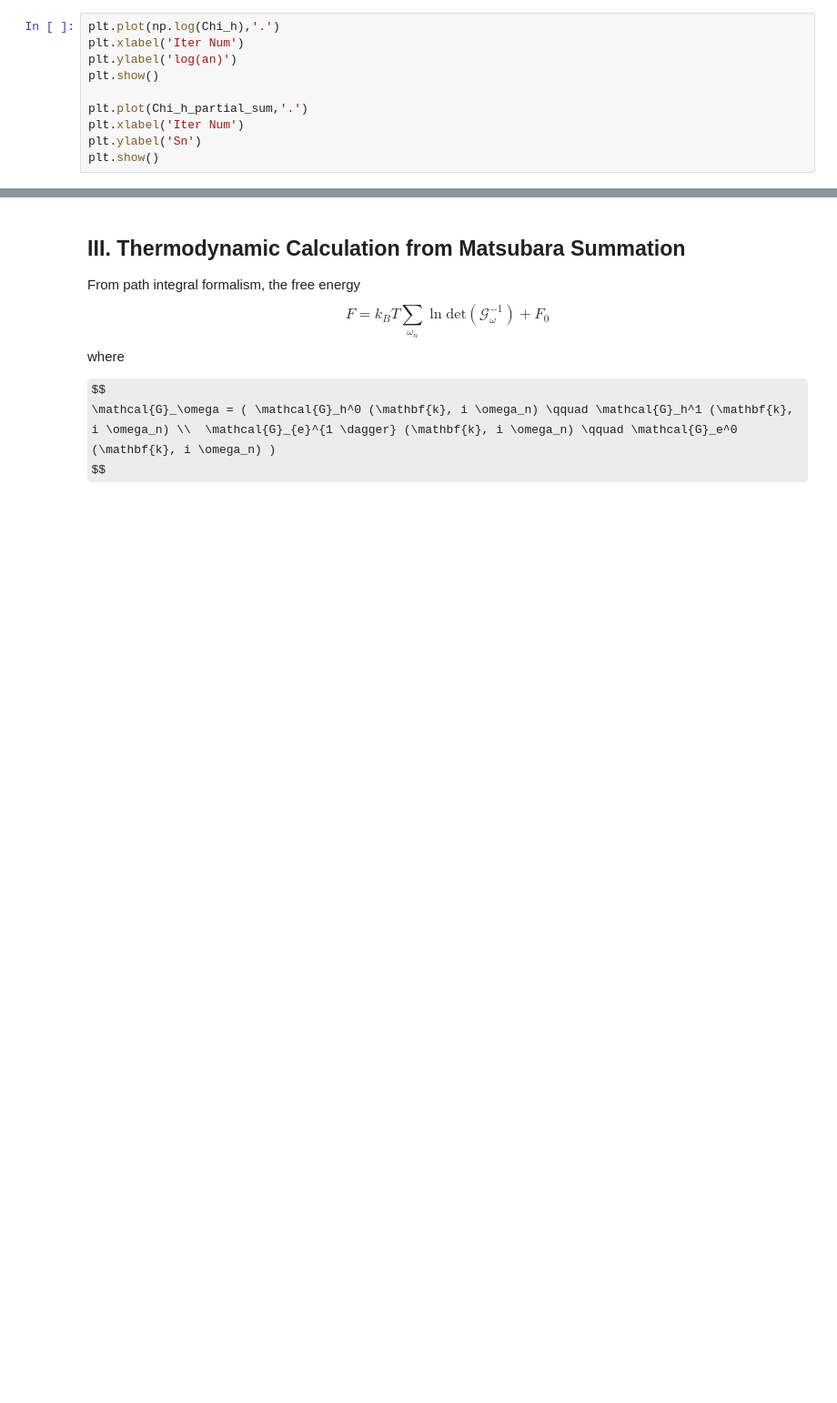
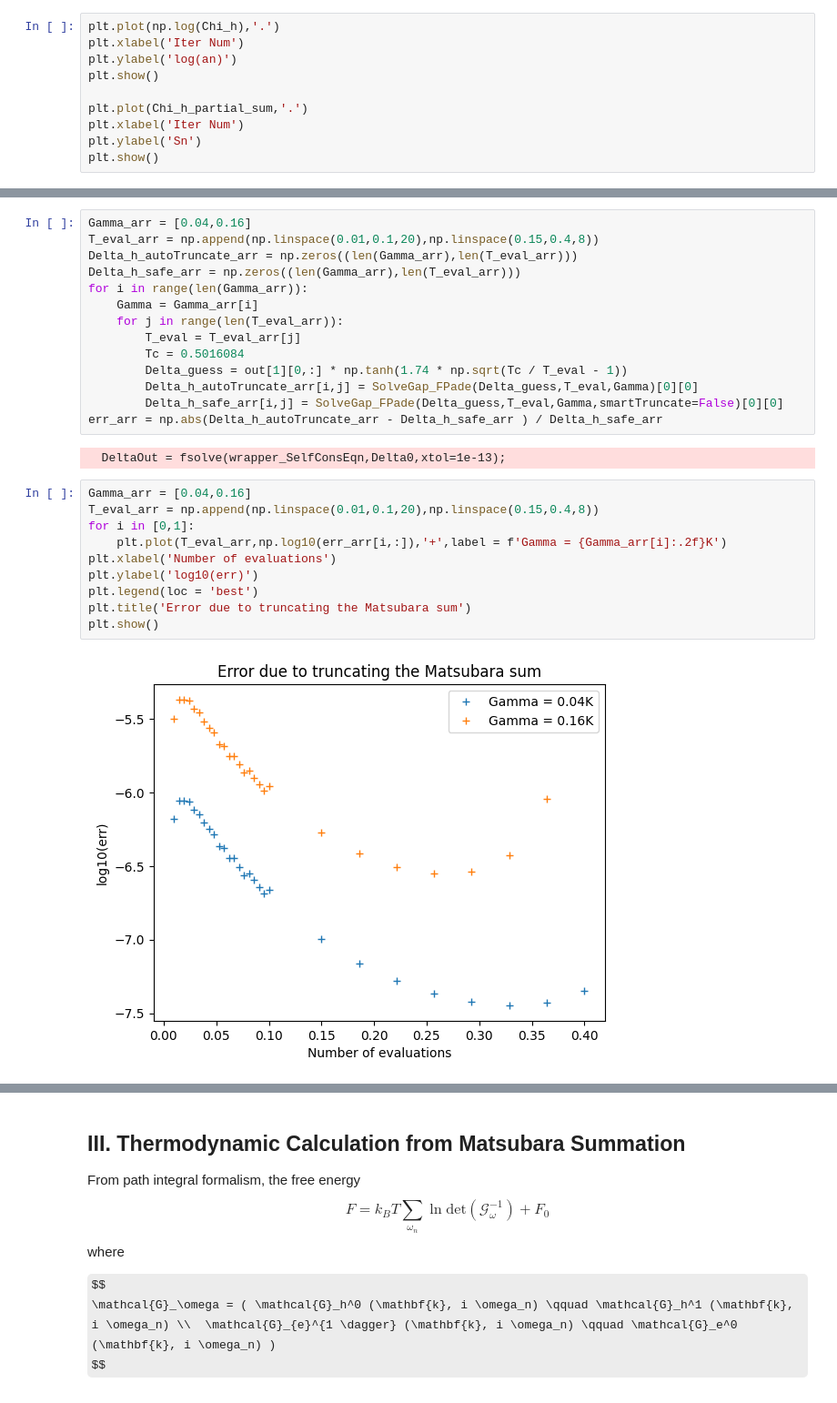
Before and after one commit to yulu-duck/two-band-superconductor, a Jupyter notebook: test.ipynb, the cells around one changed output, grey strips where cells are left out. Shown at 91% size. Saved outputs shown, nothing was run; the diff lists cells and outputs as text; some formulas as TeX source; blank space fills up the shorter version.

```diff
--- a/test.ipynb
+++ b/test.ipynb
@@ -215,0 +329,28 @@ plt.show()
+# %%
+Gamma_arr = [0.04,0.16]
+T_eval_arr = np.append(np.linspace(0.01,0.1,20),np.linspace(0.15,0.4,8))
+Delta_h_autoTruncate_arr = np.zeros((len(Gamma_arr),len(T_eval_arr)))
+Delta_h_safe_arr = np.zeros((len(Gamma_arr),len(T_eval_arr)))
+for i in range(len(Gamma_arr)):
+    Gamma = Gamma_arr[i]
+    for j in range(len(T_eval_arr)):
+        T_eval = T_eval_arr[j]
+        Tc = 0.5016084
+        Delta_guess = out[1][0,:] * np.tanh(1.74 * np.sqrt(Tc / T_eval - 1))
+        Delta_h_autoTruncate_arr[i,j] = SolveGap_FPade(Delta_guess,T_eval,Gamma)[0][0]
+        Delta_h_safe_arr[i,j] = SolveGap_FPade(Delta_guess,T_eval,Gamma,smartTruncate=False)[0][0]
+err_arr = np.abs(Delta_h_autoTruncate_arr - Delta_h_safe_arr ) / Delta_h_safe_arr
+# %% [output]
+  DeltaOut = fsolve(wrapper_SelfConsEqn,Delta0,xtol=1e-13);
+# %%
+Gamma_arr = [0.04,0.16]
+T_eval_arr = np.append(np.linspace(0.01,0.1,20),np.linspace(0.15,0.4,8))
+for i in [0,1]:
+    plt.plot(T_eval_arr,np.log10(err_arr[i,:]),'+',label = f'Gamma = {Gamma_arr[i]:.2f}K')
+plt.xlabel('Number of evaluations')
+plt.ylabel('log10(err)')
+plt.legend(loc = 'best')
+plt.title('Error due to truncating the Matsubara sum')
+plt.show()
+# %% [output]
+[figure, added]
```
Also changed, not shown: parts of 11 cells of this notebook, 3 other files.
